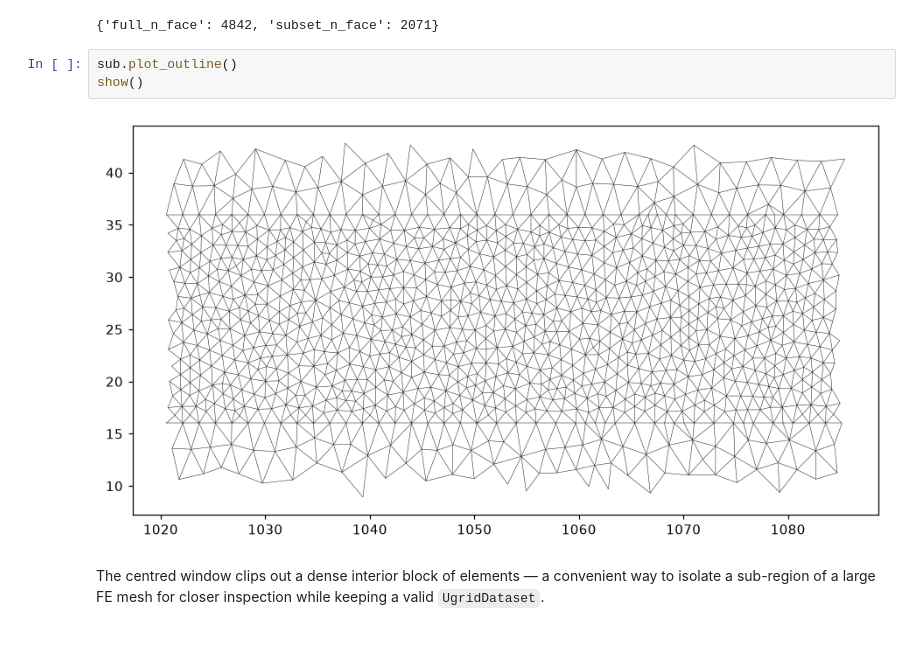
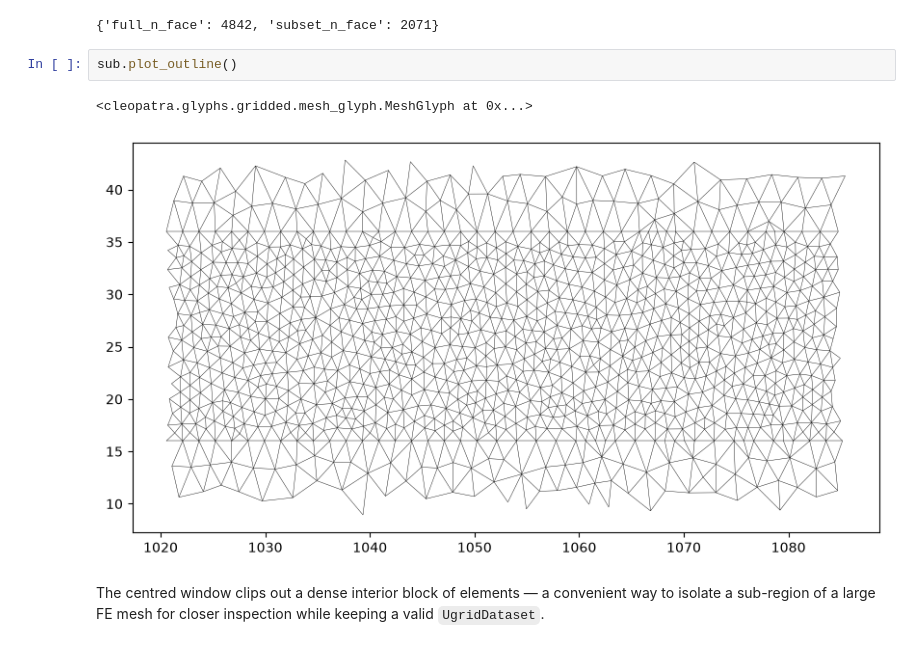
Before and after one commit to serapeum-org/pyramids-mesh, a Jupyter notebook: docs/examples/feflow.ipynb, the cells around one changed output. Cells and saved outputs as stored; diff of their text form.

```diff
--- a/docs/examples/feflow.ipynb
+++ b/docs/examples/feflow.ipynb
@@ -217,9 +213,9 @@ sub = ds.subset_by_bounds(cx - hx, cy - hy, cx + hx, cy + hy)
 {'full_n_face': 4842, 'subset_n_face': 2071}
 # %%
 sub.plot_outline()
-show()
 # %% [output]
+<cleopatra.glyphs.gridded.mesh_glyph.MeshGlyph at 0x...>
-[figure, old version]
+[figure, new version]
 # %% [markdown]
 The centred window clips out a dense interior block of elements — a convenient way to isolate a sub-region of a large FE mesh for closer inspection while keeping a valid `UgridDataset`.
 # %% [markdown]
```
Also changed, not shown: parts of 8 cells of this notebook, 48 other files.
